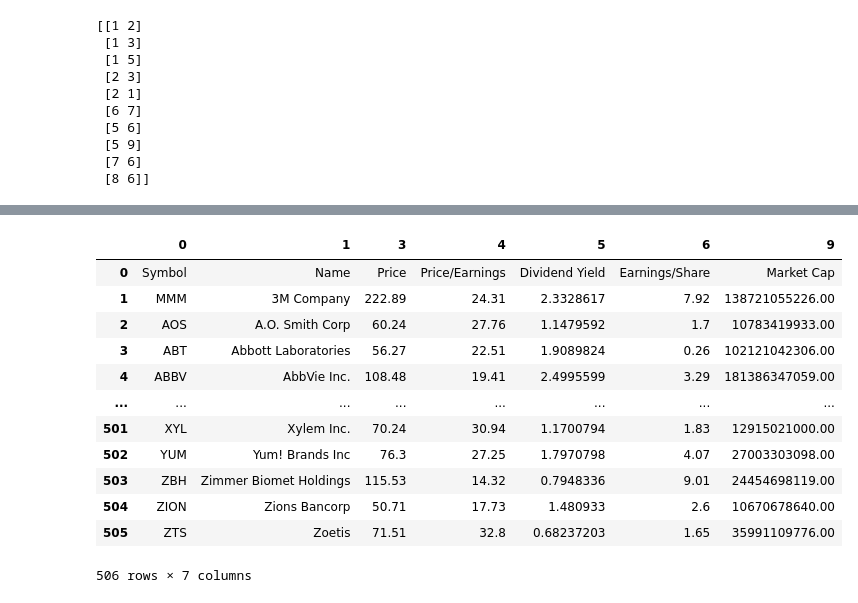
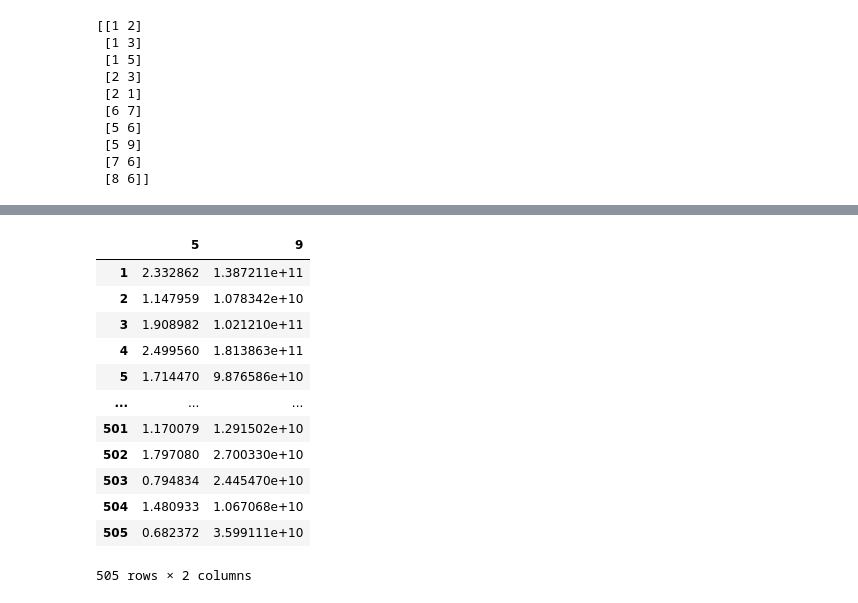
Before and after one commit to LiamQuinlan/cs339_kmeans2, a Jupyter notebook: kmeans.ipynb, the cells around one changed output, grey strips where cells are left out. Drawn from its saved outputs; the diff is of its cells as text; code cells hidden in the pictures.

```diff
--- a/kmeans.ipynb
+++ b/kmeans.ipynb
@@ -121,20 +123,26 @@ financialsDF
 # %%
 financialsDFClean = financialsDF.copy()
 
-financialsDFClean.drop([2,7,8,10,11,12,13,14], axis=1, inplace=True)
+financialsDFClean.drop([0,1,2,3,4,6,7,8,10,11,12,13], axis=1, inplace=True)
+financialsDFClean.drop([0], axis=0, inplace=True)
+
+lf = lambda string_to_float: float(string_to_float)
+
+financialsDFClean[5] = financialsDFClean[5].apply(lf)
+financialsDFClean[9] = financialsDFClean[9].apply(lf)
 
 financialsDFClean
 # %% [output]
-|  | 0 | 1 | 3 | 4 | 5 | 6 | 9 |
-| 0 | Symbol | Name | Price | Price/Earnings | Dividend Yield | Earnings/Share | Market Cap |
-| 1 | MMM | 3M Company | 222.89 | 24.31 | 2.3328617 | 7.92 | 138721055226.00 |
-| 2 | AOS | A.O. Smith Corp | 60.24 | 27.76 | 1.1479592 | 1.7 | 10783419933.00 |
-| 3 | ABT | Abbott Laboratories | 56.27 | 22.51 | 1.9089824 | 0.26 | 102121042306.00 |
-| 4 | ABBV | AbbVie Inc. | 108.48 | 19.41 | 2.4995599 | 3.29 | 181386347059.00 |
-| ... | ... | ... | ... | ... | ... | ... | ... |
-| 501 | XYL | Xylem Inc. | 70.24 | 30.94 | 1.1700794 | 1.83 | 12915021000.00 |
-| 502 | YUM | Yum! Brands Inc | 76.3 | 27.25 | 1.7970798 | 4.07 | 27003303098.00 |
-| 503 | ZBH | Zimmer Biomet Holdings | 115.53 | 14.32 | 0.7948336 | 9.01 | 24454698119.00 |
-| 504 | ZION | Zions Bancorp | 50.71 | 17.73 | 1.480933 | 2.6 | 10670678640.00 |
-| 505 | ZTS | Zoetis | 71.51 | 32.8 | 0.68237203 | 1.65 | 35991109776.00 |
+|  | 5 | 9 |
+| 1 | 2.332862 | 1.387211e+11 |
+| 2 | 1.147959 | 1.078342e+10 |
+| 3 | 1.908982 | 1.021210e+11 |
+| 4 | 2.499560 | 1.813863e+11 |
+| 5 | 1.714470 | 9.876586e+10 |
+| ... | ... | ... |
+| 501 | 1.170079 | 1.291502e+10 |
+| 502 | 1.797080 | 2.700330e+10 |
+| 503 | 0.794834 | 2.445470e+10 |
+| 504 | 1.480933 | 1.067068e+10 |
+| 505 | 0.682372 | 3.599111e+10 |
-506 rows × 7 columns
+505 rows × 2 columns
```
Also changed, not shown: parts of 17 cells of this notebook, 1 other file.
